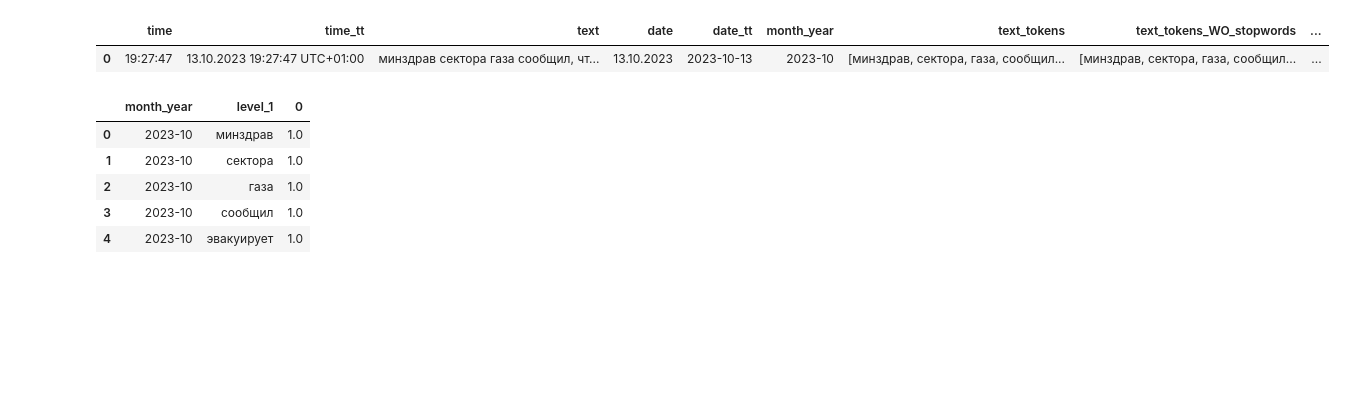
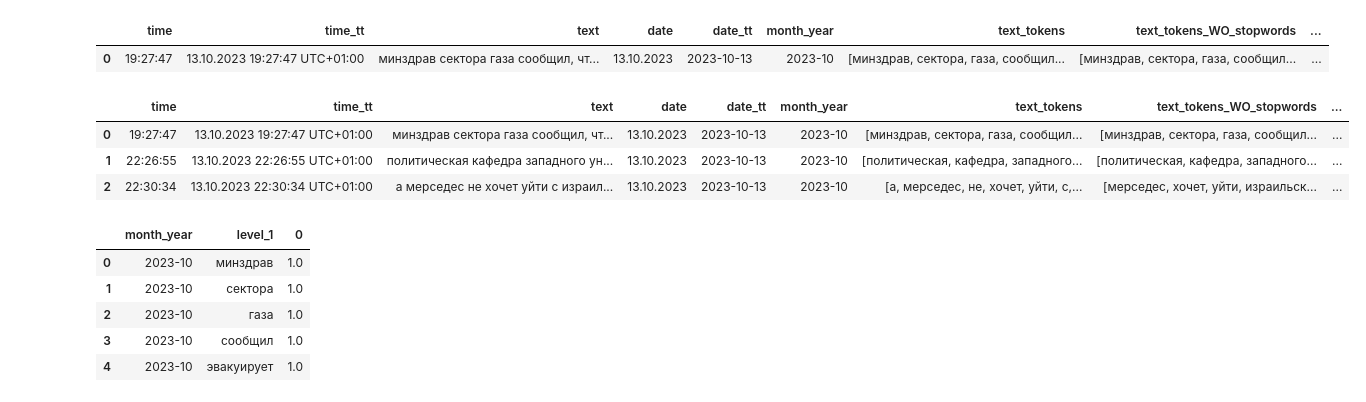
Before and after one commit to Okssana/telegram-api, a Jupyter notebook: chat_Rosich.ipynb, the cells around one changed output. Drawn from its saved outputs; the diff is of its cells as text; code cells hidden in the pictures; blank space fills up the shorter version.

```diff
--- a/chat_Rosich.ipynb
+++ b/chat_Rosich.ipynb
@@ -222,6 +222,13 @@ display(df_text_ta.head(1))
  The dataframe with a new column 'words_lemmatized_count' where the words are lemmatized and count
 |  | time | time_tt | text | date | date_tt | month_year | text_tokens | text_tokens_WO_stopwords | ... |
 | 0 | 19:27:47 | 13.10.2023 19:27:47 UTC+01:00 | минздрав сектора газа сообщил, чт... | 13.10.2023 | 2023-10-13 | 2023-10 | [минздрав, сектора, газа, сообщил... | [минздрав, сектора, газа, сообщил... | ... |
+# %%
+df_text_ta.head(3)
+# %% [output]
+|  | time | time_tt | text | date | date_tt | month_year | text_tokens | text_tokens_WO_stopwords | ... |
+| 0 | 19:27:47 | 13.10.2023 19:27:47 UTC+01:00 | минздрав сектора газа сообщил, чт... | 13.10.2023 | 2023-10-13 | 2023-10 | [минздрав, сектора, газа, сообщил... | [минздрав, сектора, газа, сообщил... | ... |
+| 1 | 22:26:55 | 13.10.2023 22:26:55 UTC+01:00 | политическая кафедра западного ун... | 13.10.2023 | 2023-10-13 | 2023-10 | [политическая, кафедра, западного... | [политическая, кафедра, западного... | ... |
+| 2 | 22:30:34 | 13.10.2023 22:30:34 UTC+01:00 | а мерседес не хочет уйти с израил... | 13.10.2023 | 2023-10-13 | 2023-10 | [а, мерседес, не, хочет, уйти, с,... | [мерседес, хочет, уйти, израильск... | ... |
 # %%
 # DF with most common words
 df_lemma_mostCommon = df_text_ta.set_index('month_year').words_lemmatized_count.apply(pd.Series).stack().reset_index()
```
Also changed, not shown: parts of 1 cell of this notebook, 7 other files.
